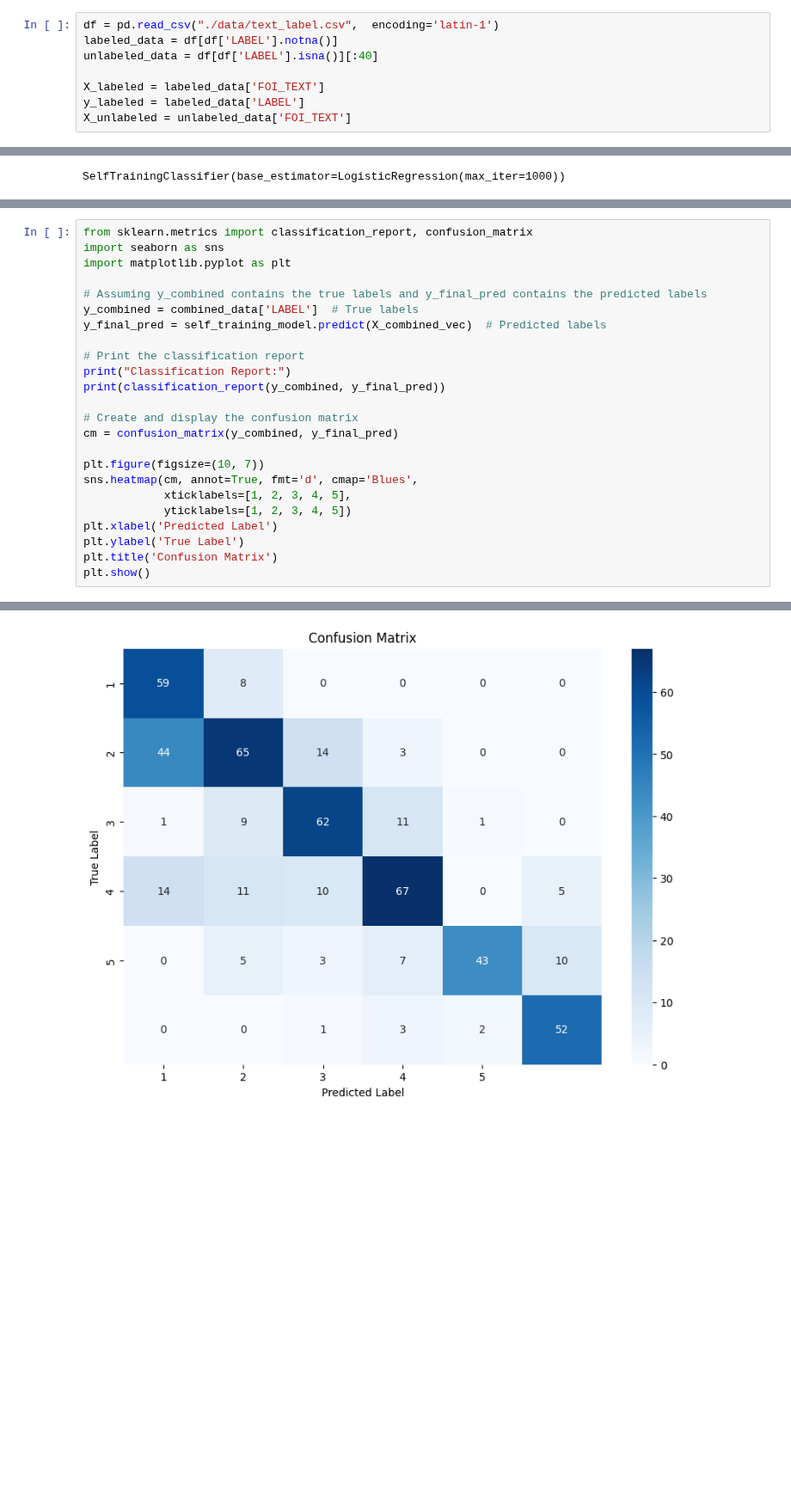
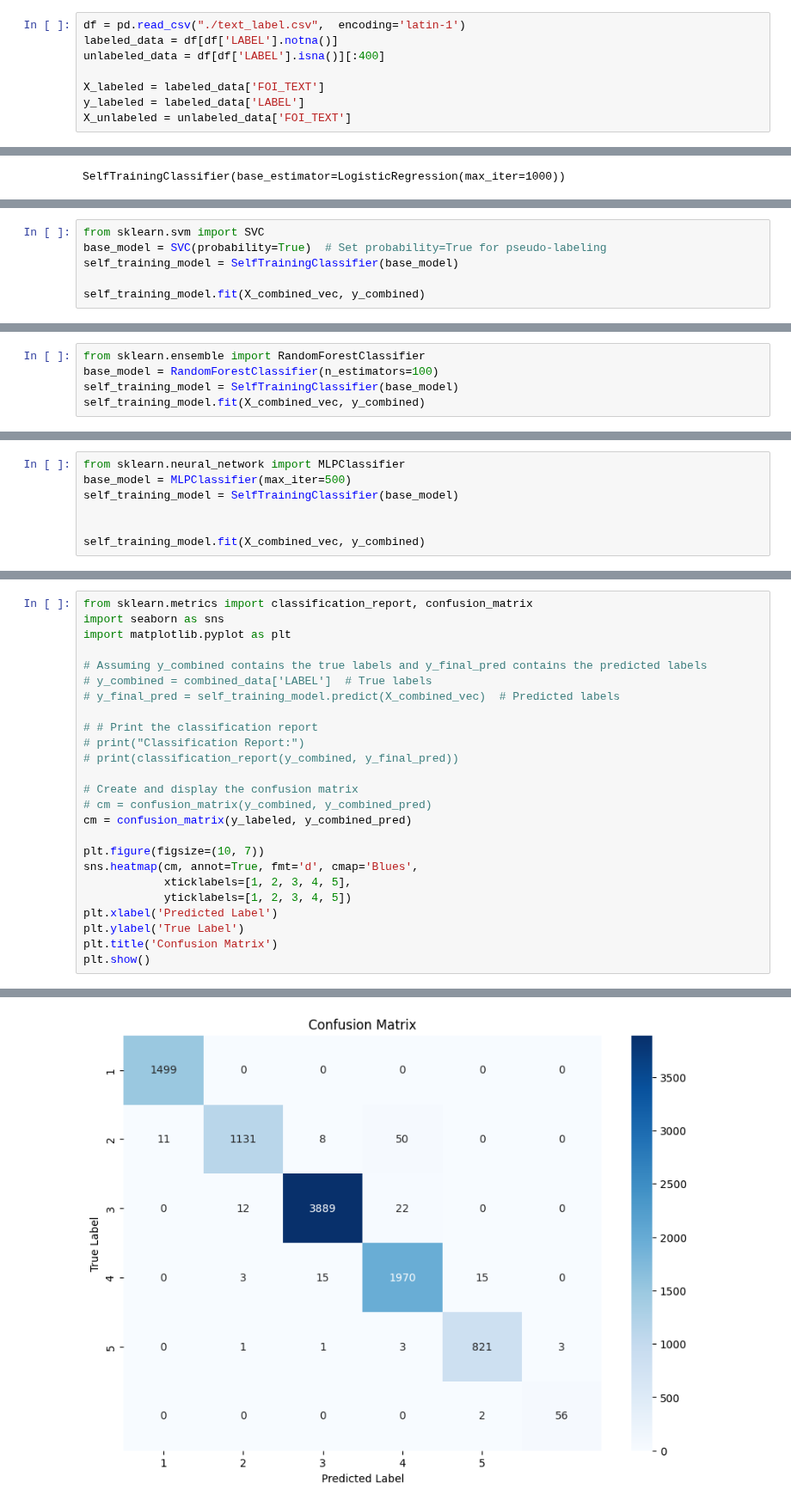
Before and after one commit to KaneZhao/Adverse-Events-in-Female-Stress-Urinary-Incontinence, a Jupyter notebook: Semi_Supervised_Learning.ipynb, the cells around one changed output, grey strips where cells are left out. Shown at 86% size. Saved outputs shown, nothing was run; the diff lists cells and outputs as text; blank space fills up the shorter version.

```diff
--- a/Semi_Supervised_Learning.ipynb
+++ b/Semi_Supervised_Learning.ipynb
@@ -469,9 +466,9 @@ unlabeled_data[:400].shape
 # %% [output]
 (400, 7)
 # %%
-df = pd.read_csv("./data/text_label.csv",  encoding='latin-1')
+df = pd.read_csv("./text_label.csv",  encoding='latin-1')
 labeled_data = df[df['LABEL'].notna()]
-unlabeled_data = df[df['LABEL'].isna()][:40]
+unlabeled_data = df[df['LABEL'].isna()][:400]
 
 X_labeled = labeled_data['FOI_TEXT']
 y_labeled = labeled_data['LABEL']
@@ -536,0 +554,6 @@ SelfTrainingClassifier(base_estimator=LogisticRegression(max_iter=1000))
+# %%
+from sklearn.svm import SVC
+base_model = SVC(probability=True)  # Set probability=True for pseudo-labeling
+self_training_model = SelfTrainingClassifier(base_model)
+
+self_training_model.fit(X_combined_vec, y_combined)
@@ -536,0 +562,5 @@ SelfTrainingClassifier(base_estimator=LogisticRegression(max_iter=1000))
+# %%
+from sklearn.ensemble import RandomForestClassifier
+base_model = RandomForestClassifier(n_estimators=100)
+self_training_model = SelfTrainingClassifier(base_model)
+self_training_model.fit(X_combined_vec, y_combined)
@@ -536,0 +569,7 @@ SelfTrainingClassifier(base_estimator=LogisticRegression(max_iter=1000))
+# %%
+from sklearn.neural_network import MLPClassifier
+base_model = MLPClassifier(max_iter=500)
+self_training_model = SelfTrainingClassifier(base_model)
+
+
+self_training_model.fit(X_combined_vec, y_combined)
@@ -635,15 +664,16 @@ import seaborn as sns
 import matplotlib.pyplot as plt
 
 # Assuming y_combined contains the true labels and y_final_pred contains the predicted labels
-y_combined = combined_data['LABEL']  # True labels
-y_final_pred = self_training_model.predict(X_combined_vec)  # Predicted labels
+# y_combined = combined_data['LABEL']  # True labels
+# y_final_pred = self_training_model.predict(X_combined_vec)  # Predicted labels
 
-# Print the classification report
-print("Classification Report:")
-print(classification_report(y_combined, y_final_pred))
+# # Print the classification report
+# print("Classification Report:")
+# print(classification_report(y_combined, y_final_pred))
 
 # Create and display the confusion matrix
-cm = confusion_matrix(y_combined, y_final_pred)
+# cm = confusion_matrix(y_combined, y_combined_pred)
+cm = confusion_matrix(y_labeled, y_combined_pred)
 
 plt.figure(figsize=(10, 7))
 sns.heatmap(cm, annot=True, fmt='d', cmap='Blues',
@@ -670 +687 @@ weighted avg       0.71      0.68      0.68       510
-[figure, old version]
+[figure, new version]
```
Also changed, not shown: parts of 16 cells of this notebook.
